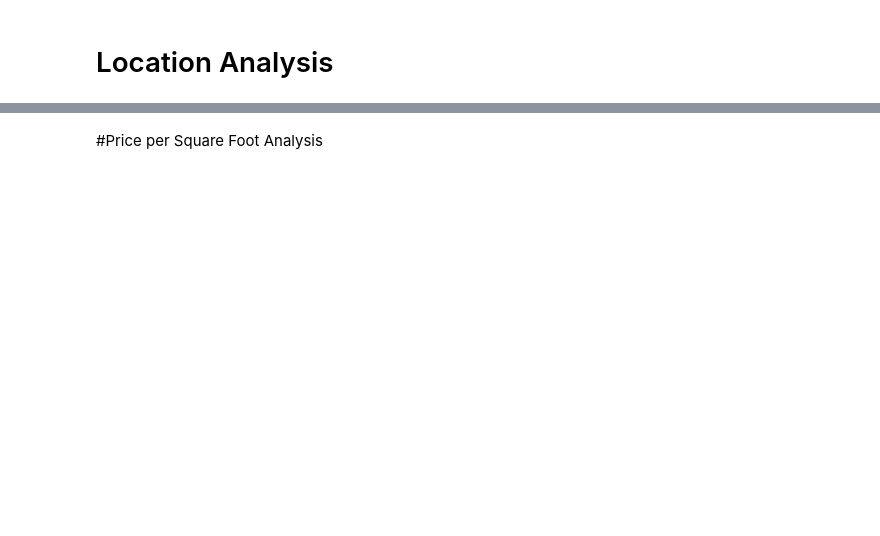
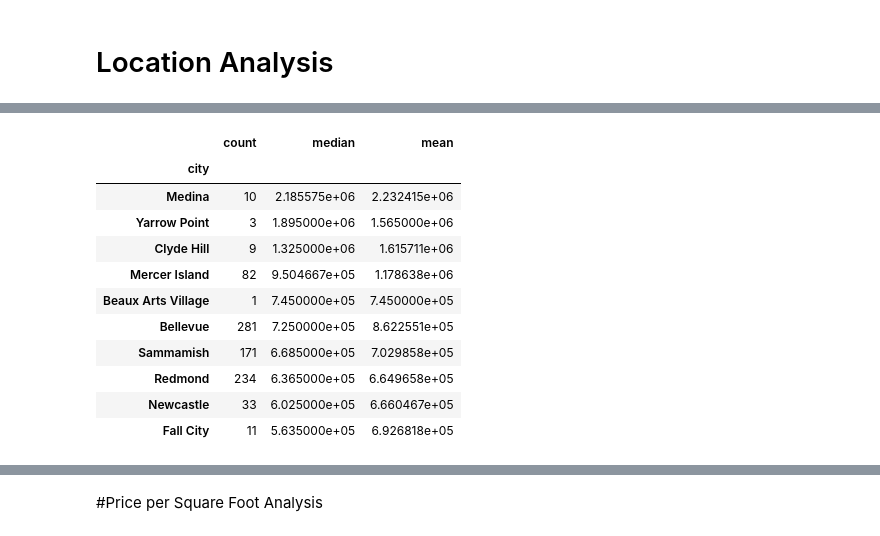
Before and after one commit to hager-gaber/INTERN_CURVE, a Jupyter notebook: EDA/EDA.ipynb, the cells around one changed output, grey strips where cells are left out. Drawn from its saved outputs; the diff is of its cells as text; code cells hidden in the pictures; blank space fills up the shorter version.

```diff
--- a/EDA/EDA.ipynb
+++ b/EDA/EDA.ipynb
@@ -618,3 +670,23 @@ city_counts
+# %%
+city_price = (
+    df.groupby("city")["price"]
+      .agg(["count", "median", "mean"])
+      .sort_values("median", ascending=False)
+)
+city_price.head(10)
+# %% [output]
+|  | count | median | mean |
+| city |  |  |  |
+| Medina | 10 | 2.185575e+06 | 2.232415e+06 |
+| Yarrow Point | 3 | 1.895000e+06 | 1.565000e+06 |
+| Clyde Hill | 9 | 1.325000e+06 | 1.615711e+06 |
+| Mercer Island | 82 | 9.504667e+05 | 1.178638e+06 |
+| Beaux Arts Village | 1 | 7.450000e+05 | 7.450000e+05 |
+| Bellevue | 281 | 7.250000e+05 | 8.622551e+05 |
+| Sammamish | 171 | 6.685000e+05 | 7.029858e+05 |
+| Redmond | 234 | 6.365000e+05 | 6.649658e+05 |
+| Newcastle | 33 | 6.025000e+05 | 6.660467e+05 |
+| Fall City | 11 | 5.635000e+05 | 6.926818e+05 |
 # %%
 top_cities = (
     city_price[city_price["count"] >= 10]
```
Also changed, not shown: parts of 48 cells of this notebook, 3 other files.
